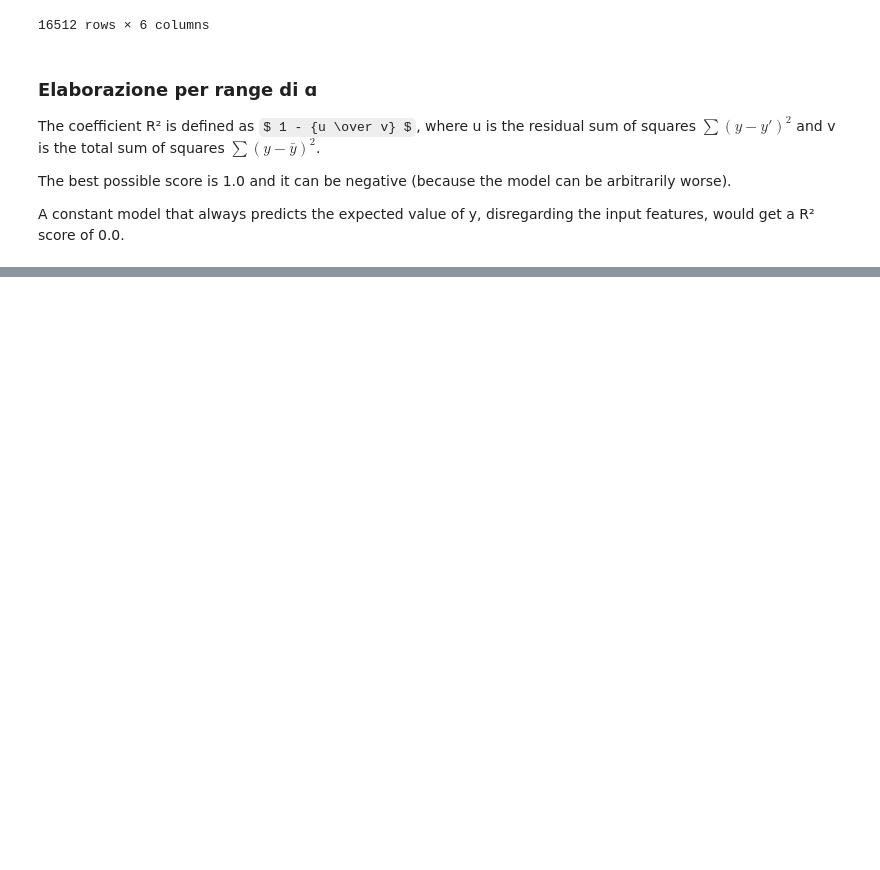
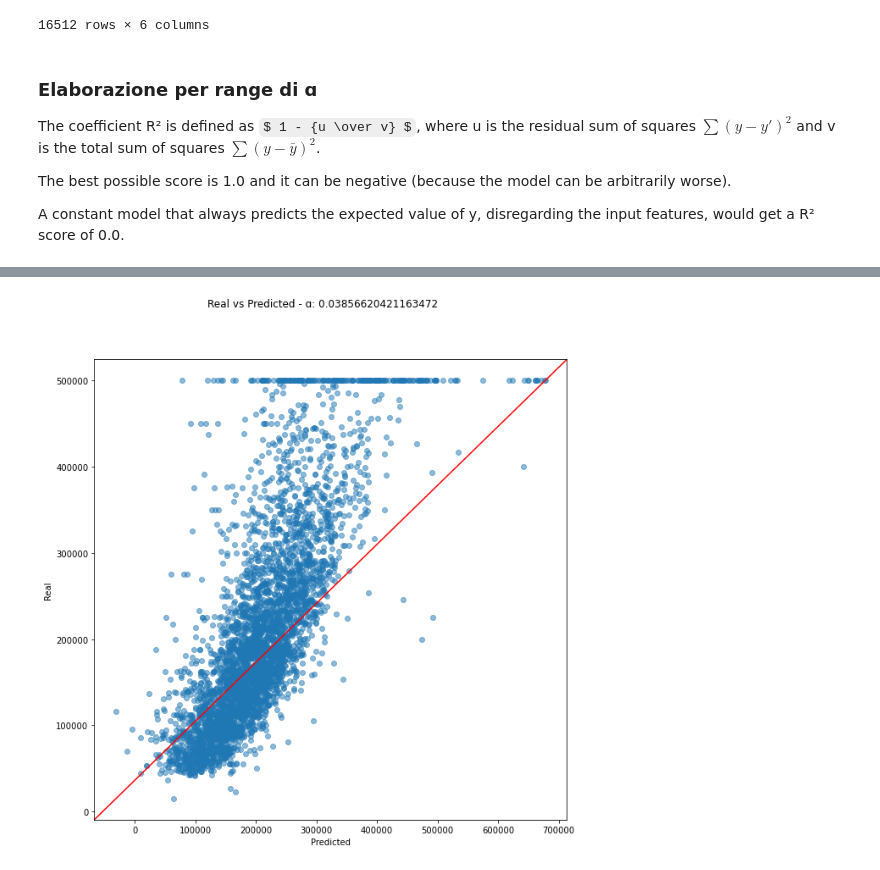
Before and after one commit to mikymaione/HousingPrices, a Jupyter notebook: Source code/HousingPrices/Miky.ipynb, the cells around one changed output, grey strips where cells are left out. Cells and saved outputs as stored; diff of their text form; code cells hidden in the pictures; some formulas as TeX source; blank space fills up the shorter version.

```diff
--- a/Source code/HousingPrices/Miky.ipynb
+++ b/Source code/HousingPrices/Miky.ipynb
@@ -472,9 +360,0 @@ plt.show()
-# %%
-coef_list = []
-
-for s in sizes:
-    X_train, X_test, y_train, y_test = train_test_split(X_pca, y, train_size=s, shuffle=shuffleDataSet)
-    learner.fit(X_train, y_train)
-    coef_list.append(learner.coef_)
-
-coef_matrix = numpy.array(coef_list)
@@ -542,0 +388,7 @@ plt.show()
+# %%
+cholesky = Cholesky()
+cholesky.fit(x_train, y_train, best_alpha)
+y_predict = cholesky.predict(x_test)
+Plotting.scatterPlot(plotTitle=f"Real vs Predicted - ɑ: {best_alpha}", y_predict=y_predict, y_test=y_test, figsize=(10, 10))
+# %% [output]
+[figure, added]
```
Also changed, not shown: parts of 47 cells of this notebook, 5 other files.
